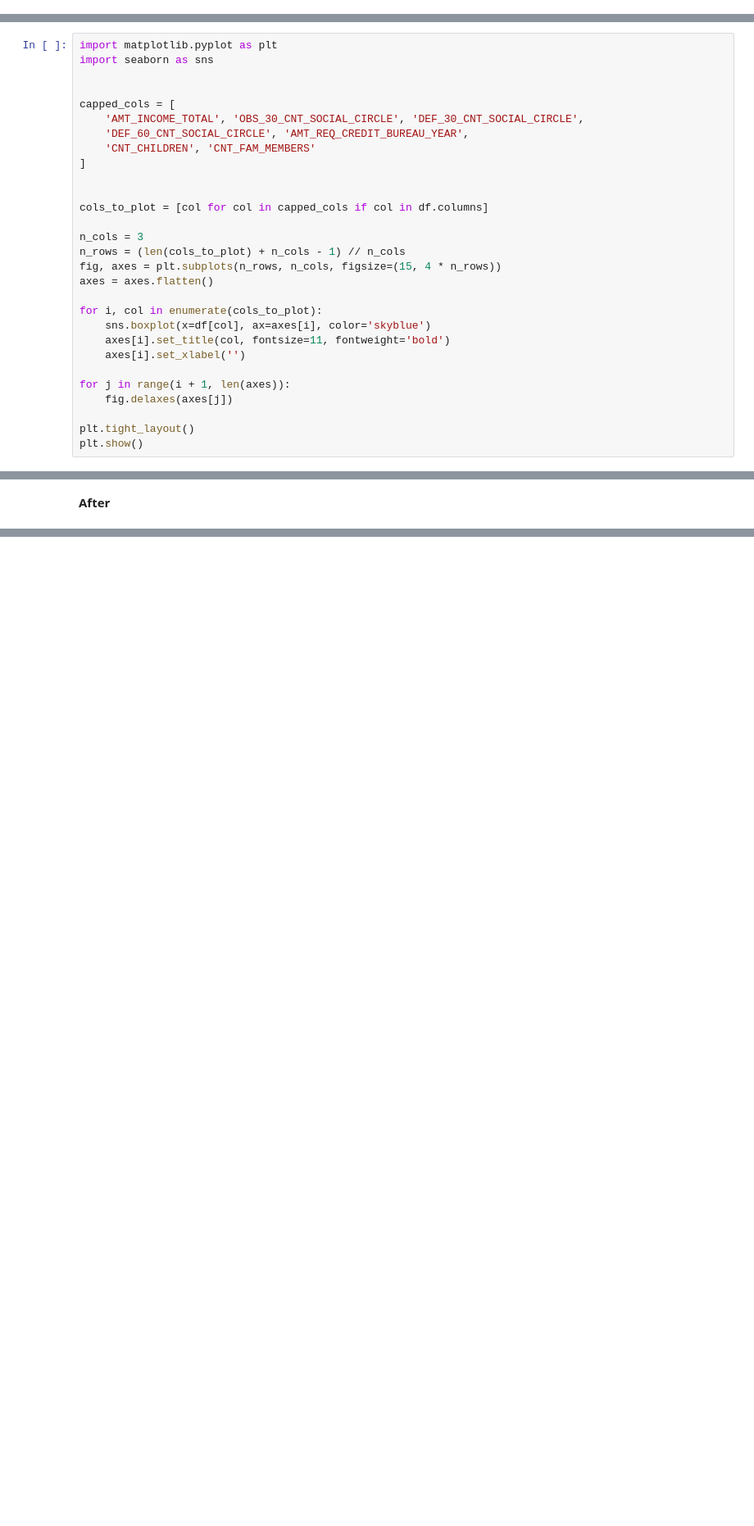
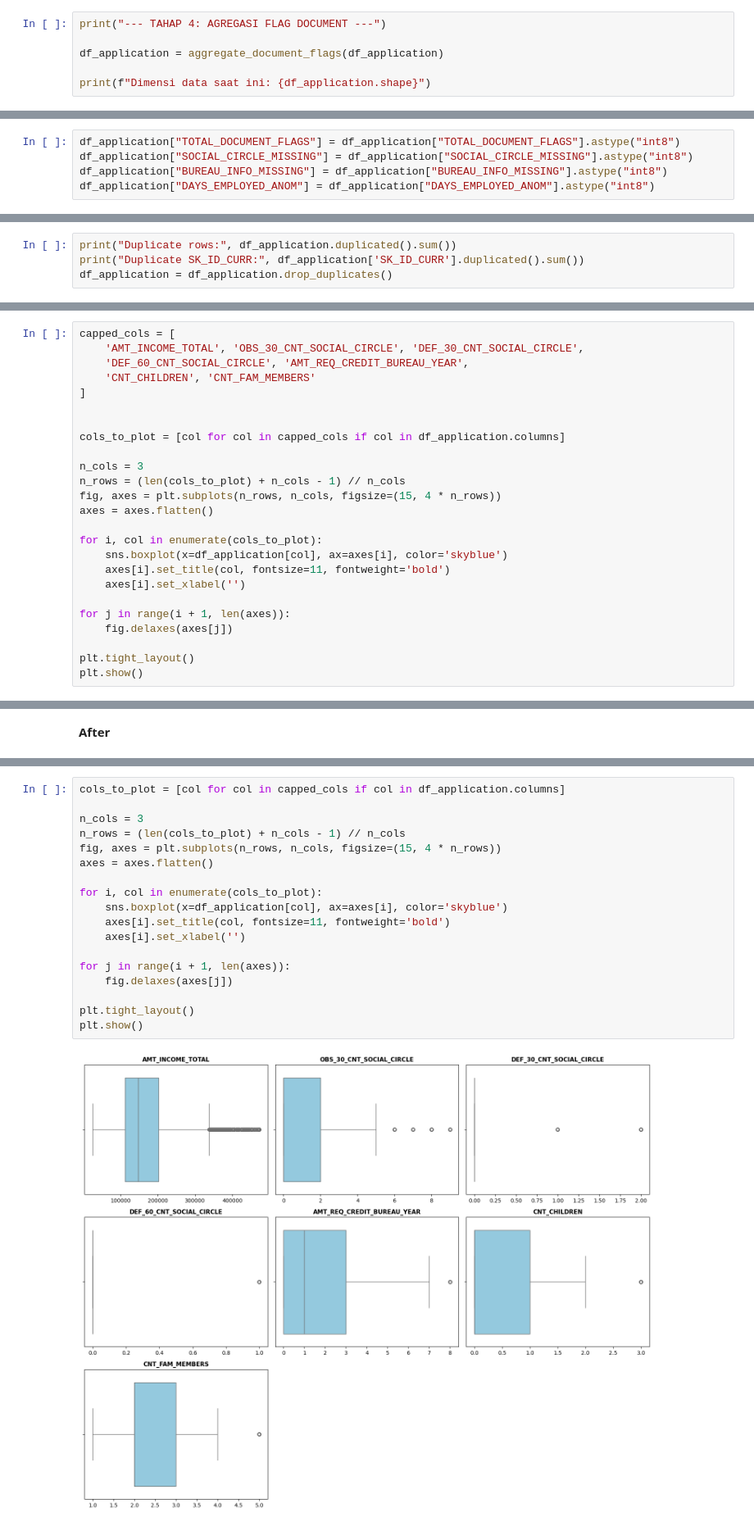
Before and after one commit to BuruhArloji/home_credit_prediction, a Jupyter notebook: Home_Credit_Loan_Prediction.ipynb, the cells around one changed output, grey strips where cells are left out. Shown at 82% size. Cells and saved outputs as stored; diff of their text form; blank space fills up the shorter version.

```diff
--- a/Home_Credit_Loan_Prediction.ipynb
+++ b/Home_Credit_Loan_Prediction.ipynb
@@ -721,0 +627,6 @@ df.describe()
+# %%
+print("--- TAHAP 4: AGREGASI FLAG DOCUMENT ---")
+
+df_application = aggregate_document_flags(df_application)
+
+print(f"Dimensi data saat ini: {df_application.shape}")
@@ -721,0 +909,5 @@ df.describe()
+# %%
+df_application["TOTAL_DOCUMENT_FLAGS"] = df_application["TOTAL_DOCUMENT_FLAGS"].astype("int8")
+df_application["SOCIAL_CIRCLE_MISSING"] = df_application["SOCIAL_CIRCLE_MISSING"].astype("int8")
+df_application["BUREAU_INFO_MISSING"] = df_application["BUREAU_INFO_MISSING"].astype("int8")
+df_application["DAYS_EMPLOYED_ANOM"] = df_application["DAYS_EMPLOYED_ANOM"].astype("int8")
@@ -721,0 +916,4 @@ df.describe()
+# %%
+print("Duplicate rows:", df_application.duplicated().sum())
+print("Duplicate SK_ID_CURR:", df_application['SK_ID_CURR'].duplicated().sum())
+df_application = df_application.drop_duplicates()
@@ -722,10 +942,6 @@ df.describe()
 # %% [markdown]
 **Before**
 # %%
-import matplotlib.pyplot as plt
-import seaborn as sns
-
-
 capped_cols = [
     'AMT_INCOME_TOTAL', 'OBS_30_CNT_SOCIAL_CIRCLE', 'DEF_30_CNT_SOCIAL_CIRCLE',
     'DEF_60_CNT_SOCIAL_CIRCLE', 'AMT_REQ_CREDIT_BUREAU_YEAR',
@@ -733,7 +949,7 @@ capped_cols = [
 ]
 
 
-cols_to_plot = [col for col in capped_cols if col in df.columns]
+cols_to_plot = [col for col in capped_cols if col in df_application.columns]
 
 n_cols = 3
 n_rows = (len(cols_to_plot) + n_cols - 1) // n_cols
@@ -741,7 +957,7 @@ fig, axes = plt.subplots(n_rows, n_cols, figsize=(15, 4 * n_rows))
 axes = axes.flatten()
 
 for i, col in enumerate(cols_to_plot):
-    sns.boxplot(x=df[col], ax=axes[i], color='skyblue')
+    sns.boxplot(x=df_application[col], ax=axes[i], color='skyblue')
     axes[i].set_title(col, fontsize=11, fontweight='bold')
     axes[i].set_xlabel('')
 
@@ -1840,0 +1013,20 @@ print(f"Final Test AUC: {roc_auc_score(y_test, final_probs):.4f}")
+# %%
+cols_to_plot = [col for col in capped_cols if col in df_application.columns]
+
+n_cols = 3
+n_rows = (len(cols_to_plot) + n_cols - 1) // n_cols
+fig, axes = plt.subplots(n_rows, n_cols, figsize=(15, 4 * n_rows))
+axes = axes.flatten()
+
+for i, col in enumerate(cols_to_plot):
+    sns.boxplot(x=df_application[col], ax=axes[i], color='skyblue')
+    axes[i].set_title(col, fontsize=11, fontweight='bold')
+    axes[i].set_xlabel('')
+
+for j in range(i + 1, len(axes)):
+    fig.delaxes(axes[j])
+
+plt.tight_layout()
+plt.show()
+# %% [output]
+[figure, added]
```
Also changed, not shown: parts of 372 cells of this notebook.
